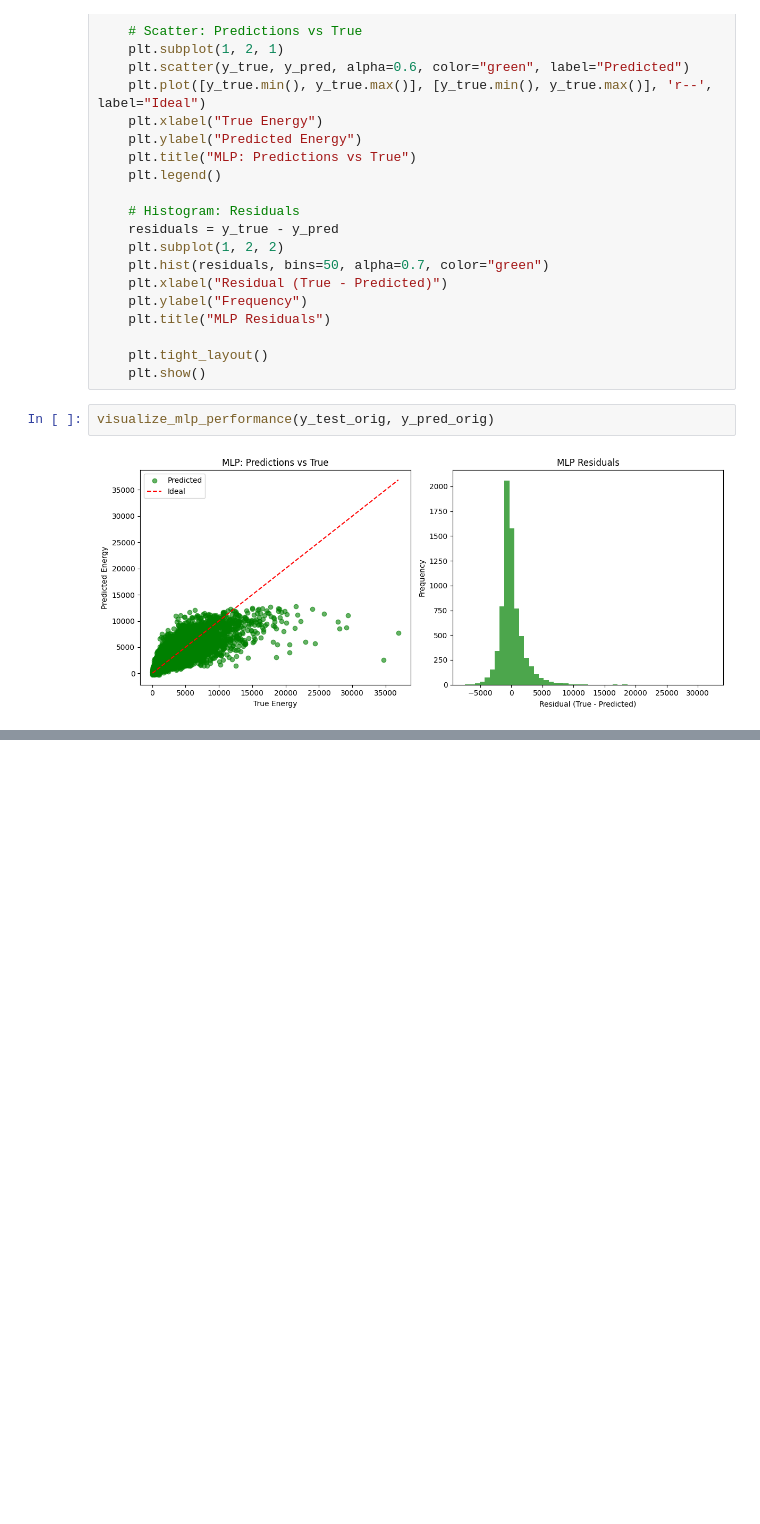
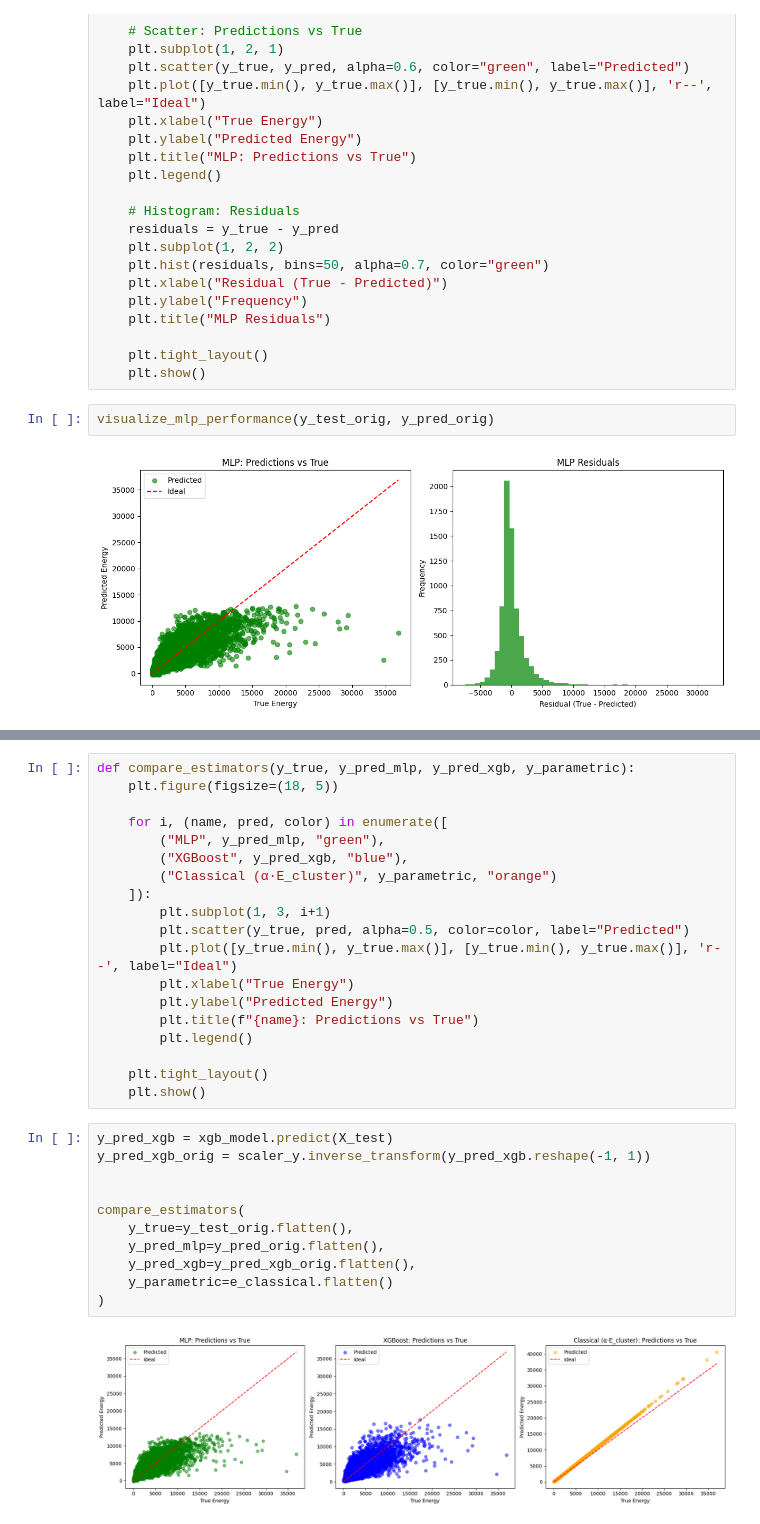
Before and after one commit to AlvarFeher/TFG, a Jupyter notebook: ML_ANALYSIS.ipynb, the cells around one changed output, grey strips where cells are left out. Saved outputs shown, nothing was run; the diff lists cells and outputs as text; blank space fills up the shorter version.

```diff
--- a/ML_ANALYSIS.ipynb
+++ b/ML_ANALYSIS.ipynb
@@ -523,0 +555,32 @@ visualize_mlp_performance(y_test_orig, y_pred_orig)
+# %%
+def compare_estimators(y_true, y_pred_mlp, y_pred_xgb, y_parametric):
+    plt.figure(figsize=(18, 5))
+
+    for i, (name, pred, color) in enumerate([
+        ("MLP", y_pred_mlp, "green"),
+        ("XGBoost", y_pred_xgb, "blue"),
+        ("Classical (α·E_cluster)", y_parametric, "orange")
+    ]):
+        plt.subplot(1, 3, i+1)
+        plt.scatter(y_true, pred, alpha=0.5, color=color, label="Predicted")
+        plt.plot([y_true.min(), y_true.max()], [y_true.min(), y_true.max()], 'r--', label="Ideal")
+        plt.xlabel("True Energy")
+        plt.ylabel("Predicted Energy")
+        plt.title(f"{name}: Predictions vs True")
+        plt.legend()
+
+    plt.tight_layout()
+    plt.show()
+# %%
+y_pred_xgb = xgb_model.predict(X_test)
+y_pred_xgb_orig = scaler_y.inverse_transform(y_pred_xgb.reshape(-1, 1))
+
+
+compare_estimators(
+    y_true=y_test_orig.flatten(),
+    y_pred_mlp=y_pred_orig.flatten(),
+    y_pred_xgb=y_pred_xgb_orig.flatten(),
+    y_parametric=e_classical.flatten()
+)
+# %% [output]
+[figure, added]
```
Also changed, not shown: parts of 5 cells of this notebook.
